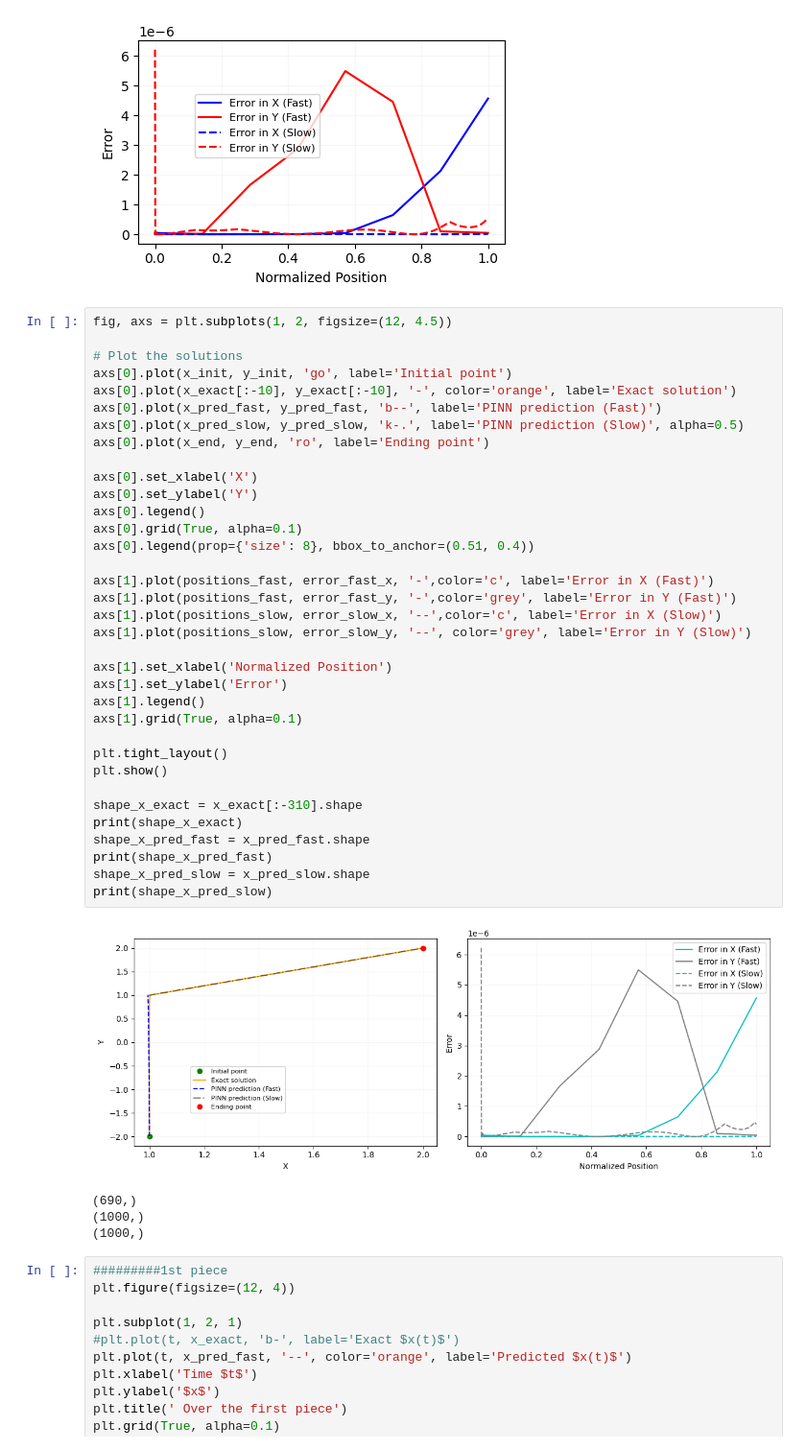
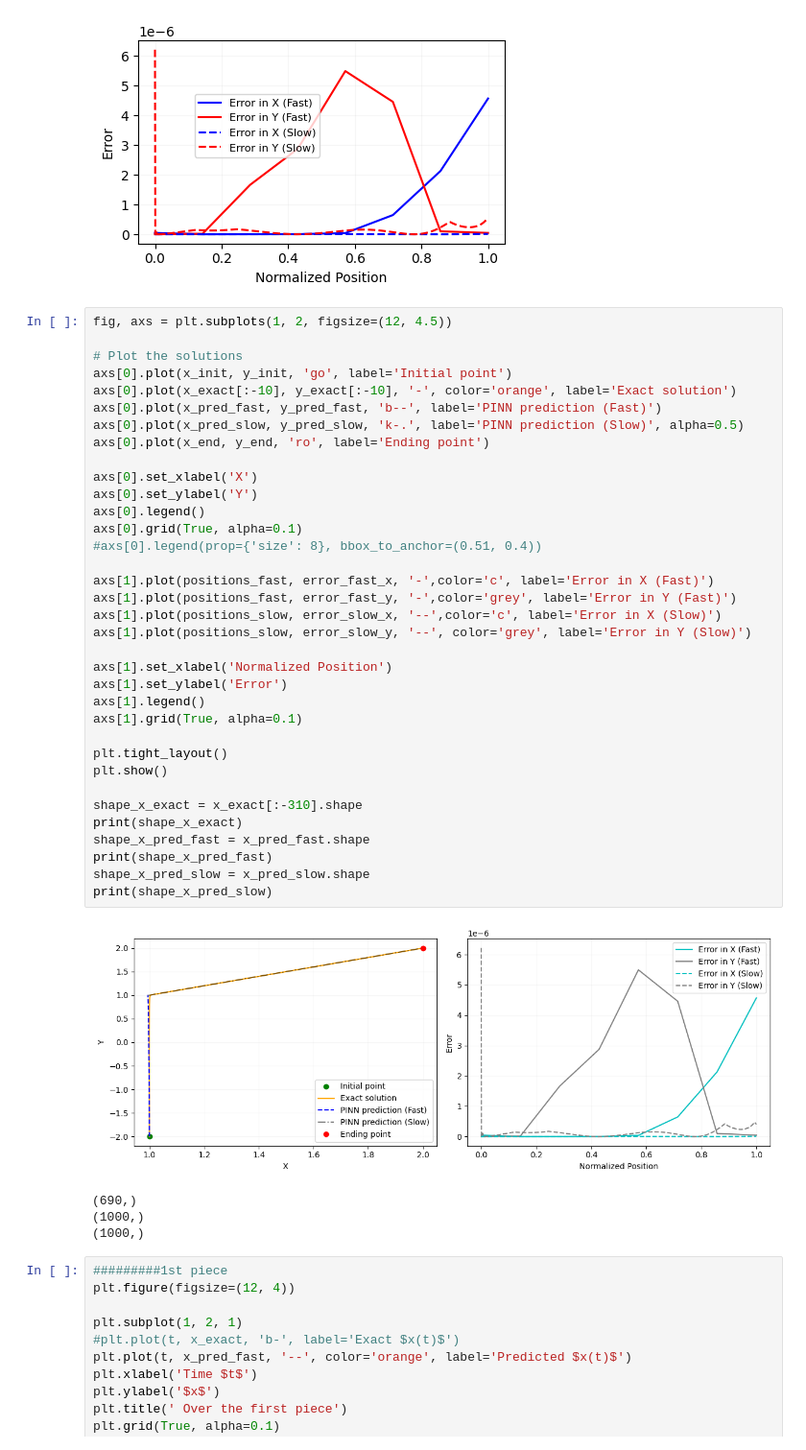
Before and after one commit to Hamid-Mofidi/PINNs_on_Multiple_timescale_dynamics, a Jupyter notebook: Reaction-Diffusion/PINN-rea-diffusion-eps0.001-error5.ipynb, the cells around one changed output. Shown at 96% size. Saved outputs shown, nothing was run; the diff lists cells and outputs as text.

```diff
--- a/Reaction-Diffusion/PINN-rea-diffusion-eps0.001-error5.ipynb
+++ b/Reaction-Diffusion/PINN-rea-diffusion-eps0.001-error5.ipynb
@@ -588,35 +588,35 @@ axs[0].plot(x_init, y_init, 'go', label='Initial point')
 axs[0].plot(x_exact[:-10], y_exact[:-10], '-', color='orange', label='Exact solution')
 axs[0].plot(x_pred_fast, y_pred_fast, 'b--', label='PINN prediction (Fast)')
 axs[0].plot(x_pred_slow, y_pred_slow, 'k-.', label='PINN prediction (Slow)', alpha=0.5)
 axs[0].plot(x_end, y_end, 'ro', label='Ending point')
 
 axs[0].set_xlabel('X')
 axs[0].set_ylabel('Y')
 axs[0].legend()
 axs[0].grid(True, alpha=0.1)
-axs[0].legend(prop={'size': 8}, bbox_to_anchor=(0.51, 0.4))
+#axs[0].legend(prop={'size': 8}, bbox_to_anchor=(0.51, 0.4))
 
 axs[1].plot(positions_fast, error_fast_x, '-',color='c', label='Error in X (Fast)')
 axs[1].plot(positions_fast, error_fast_y, '-',color='grey', label='Error in Y (Fast)')
 axs[1].plot(positions_slow, error_slow_x, '--',color='c', label='Error in X (Slow)')
 axs[1].plot(positions_slow, error_slow_y, '--', color='grey', label='Error in Y (Slow)')
 
 axs[1].set_xlabel('Normalized Position')
 axs[1].set_ylabel('Error')
 axs[1].legend()
 axs[1].grid(True, alpha=0.1)
 
 plt.tight_layout()
 plt.show()
 
 shape_x_exact = x_exact[:-310].shape
 print(shape_x_exact)
 shape_x_pred_fast = x_pred_fast.shape
 print(shape_x_pred_fast)
 shape_x_pred_slow = x_pred_slow.shape
 print(shape_x_pred_slow)
 # %% [output]
-[figure, old version]
+[figure, new version]
 (690,)
 (1000,)
 (1000,)
```
